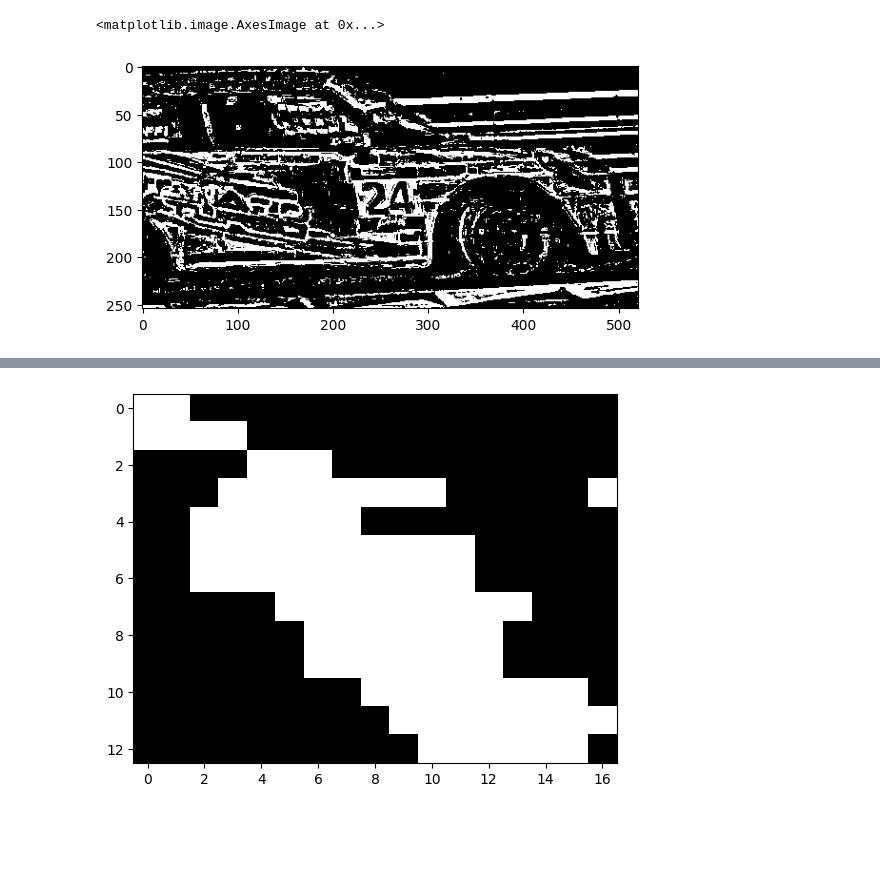
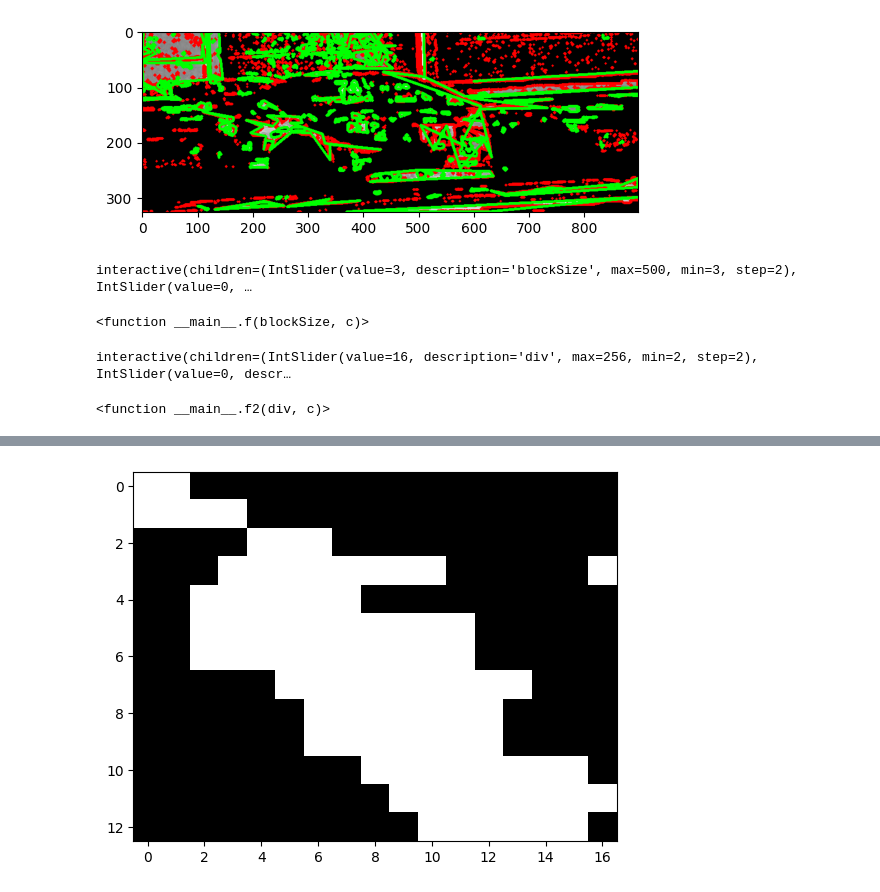
Before and after one commit to michelevantaggi02/riconoscimento_numeri, a Jupyter notebook: notebooks/adaptiveThreshold.ipynb, the cells around one changed output, grey strips where cells are left out. Drawn from its saved outputs; the diff is of its cells as text; code cells hidden in the pictures; blank space fills up the shorter version.

Commit message:
Playing with thresholdes

```diff
--- a/notebooks/adaptiveThreshold.ipynb
+++ b/notebooks/adaptiveThreshold.ipynb
@@ -13,10 +104,69 @@ plt.imshow(image, cmap='gray')
+# %%
+contours, _ = cv2.findContours(thres, cv2.RETR_TREE, cv2.CHAIN_APPROX_SIMPLE)
+
+converted = cv2.cvtColor(thres, cv2.COLOR_GRAY2RGB)
+
+cv2.drawContours(converted, contours, -1, (255, 0, 0), 3)
+
+for contour in contours:
+    epsilon = 0.01 * cv2.arcLength(contour, False)
+    approx = cv2.approxPolyDP(contour, epsilon, True)
+    x, y, w, h = cv2.boundingRect(approx)
+    if w > 5 and h > 5:
+        cv2.drawContours(converted, [approx], -1, (0, 255, 0), 3)
+
+plt.imshow(converted)
+plt.show()
+# %% [output]
+[figure, added]
 # %%
-blockSize = 45
-c = -21
 
-thres = cv2.adaptiveThreshold(image, 255, cv2.ADAPTIVE_THRESH_GAUSSIAN_C, cv2.THRESH_BINARY, blockSize, c)
 
-plt.imshow(thres, cmap='gray')
+thres = None
+
+def f(blockSize, c):
+
+    thres = cv2.adaptiveThreshold(image, 255, cv2.ADAPTIVE_THRESH_MEAN_C, cv2.THRESH_BINARY, blockSize, c)
+
+    plt.imshow(thres, cmap='gray')
+    plt.show()
+
+interact(f, blockSize=IntSlider(min=3, max=500, step=2, value=3), c=IntSlider(min=-200, max=255, step=1, value=0))
 # %% [output]
-<matplotlib.image.AxesImage at 0x...>
+interactive(children=(IntSlider(value=3, description='blockSize', max=500, min=3, step=2), IntSlider(value=0, …
-[figure, removed]
+<function __main__.f(blockSize, c)>
+# %%
+def f2(div, c):
+
+    simplified = image // div * div + div //2
+    _, new_thres = cv2.threshold(simplified,c,  255, cv2.THRESH_BINARY)
+
+    contours, _ = cv2.findContours(thres, cv2.RETR_TREE, cv2.CHAIN_APPROX_SIMPLE)
+
+    new_contours = []
+
+    for contour in contours:
+        epsilon = 0.06 * cv2.arcLength(contour, True)
+        approx = cv2.approxPolyDP(contour, epsilon, True)
+        x, y, w, h = cv2.boundingRect(approx)
+        if w / h > 0.5 and w / h < 2 and len(contour) > 10 and w > 10 and h > 10:
+            #color = cv2.rectangle(color, (x, y), (x+w, y+h), (255, 0, 0), 2)
+            new_contours.append(approx)
+
+    plt.imshow(simplified, cmap='gray')
+    plt.show()
+    plt.imshow(new_thres, cmap='gray')
+    plt.show()
+
+    color = cv2.cvtColor(image, cv2.COLOR_GRAY2RGB)
+
+    cv2.drawContours(color, contours, -1, (0, 0, 255), 2)
+    cv2.drawContours(color, new_contours, -1, (0, 255, 0), 2)
+    plt.imshow(color)
+    plt.show()
+
+
+interact(f2, div=IntSlider(min=2, max=256, step=2, value=16), c=IntSlider(min=-200, max=255, step=1, value=0))
+# %% [output]
+interactive(children=(IntSlider(value=16, description='div', max=256, min=2, step=2), IntSlider(value=0, descr…
+<function __main__.f2(div, c)>
```
Also changed, not shown: parts of 10 cells of this notebook, 1 other file.
